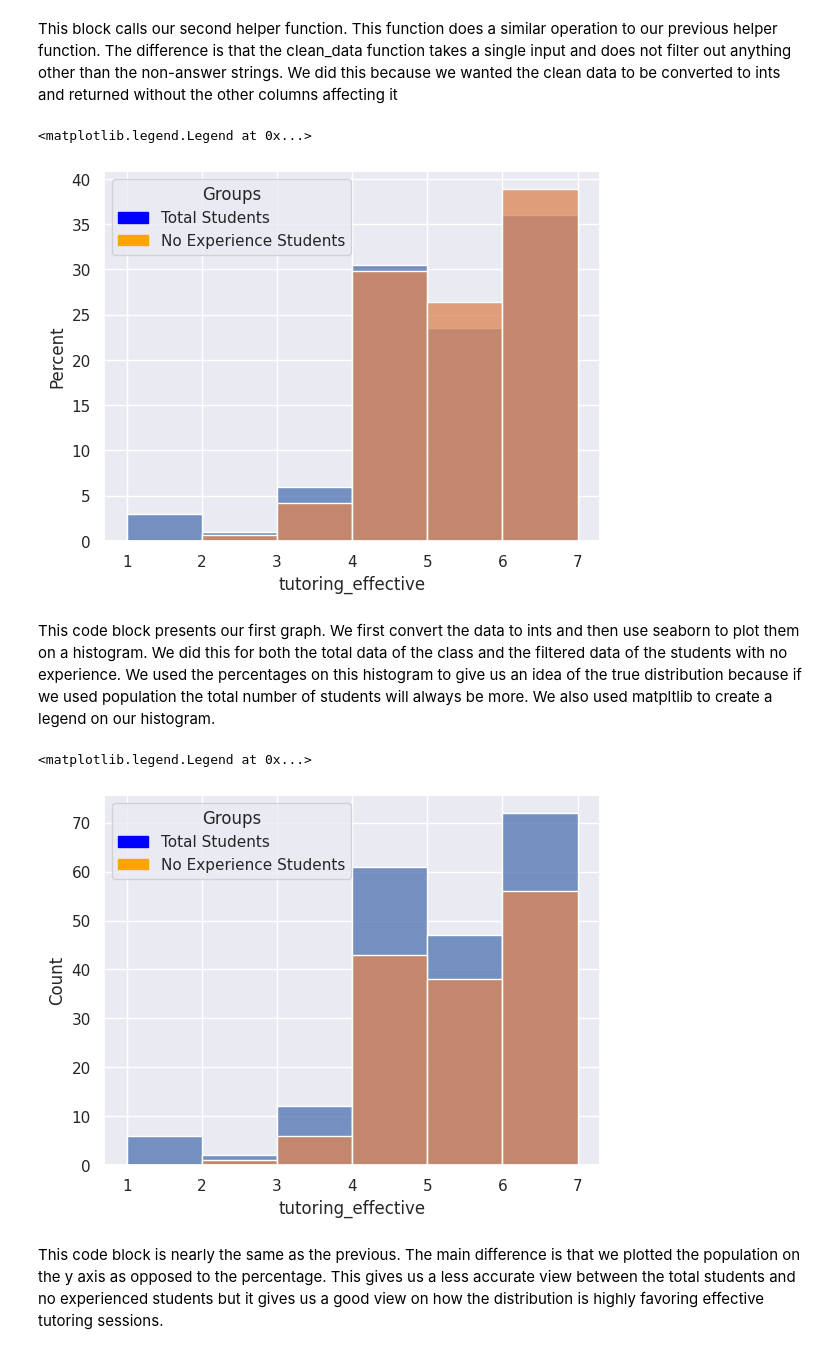
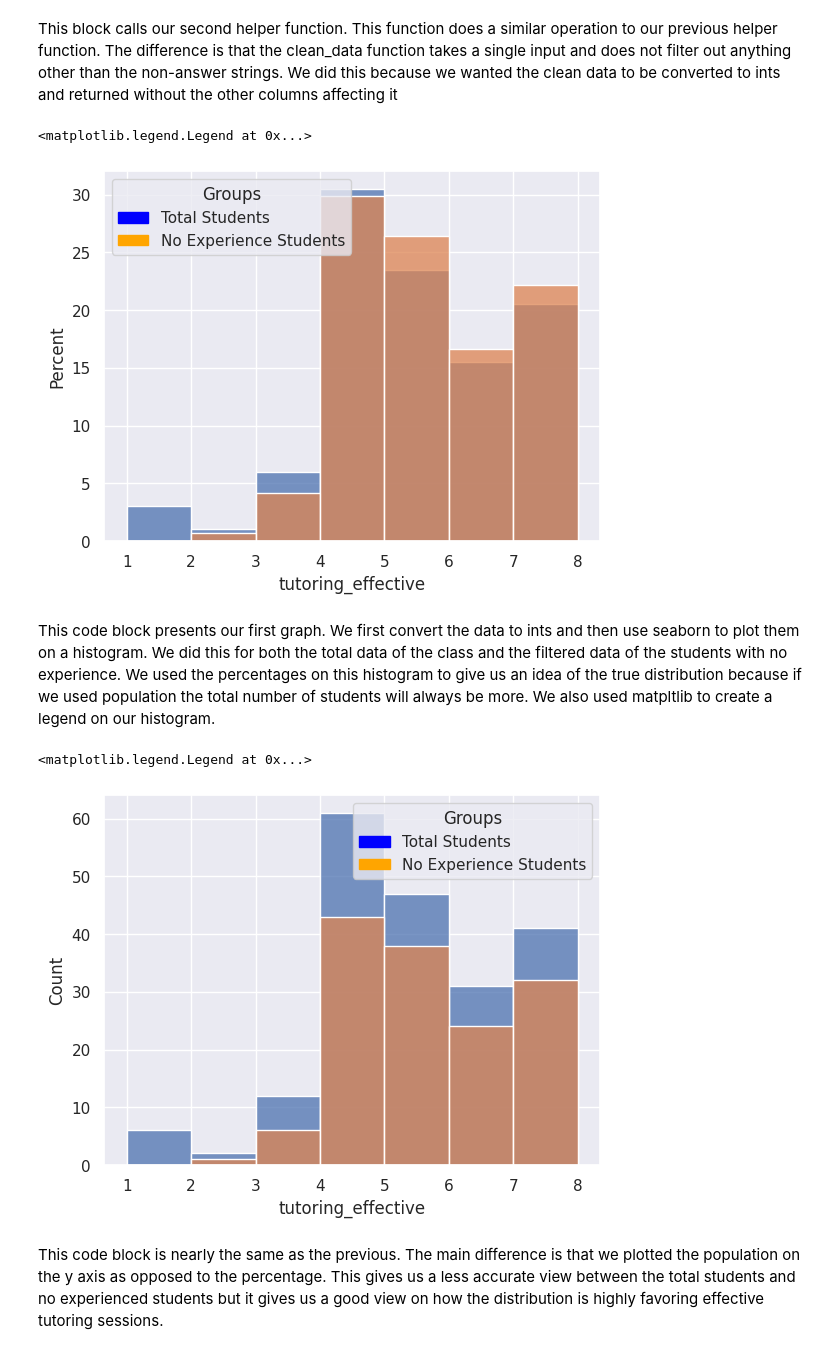
Before and after one commit to jdherr137/comp110-26s-workspace, a Jupyter notebook: exercises/ex09/analysis.ipynb, the cells around one changed output. Drawn from its saved outputs; the diff is of its cells as text; code cells hidden in the pictures.

```diff
--- a/exercises/ex09/analysis.ipynb
+++ b/exercises/ex09/analysis.ipynb
@@ -549,11 +549,11 @@ sns.set_theme()
 
 #total number of students
 data_converted: dict[str, list[str | int]] = convert_columns_to_int(cleaned_data, ["tutoring_effective"])
-sns.histplot(data=data_converted, x= "tutoring_effective", bins= [1,2,3,4,5,6,7], stat="percent")
+sns.histplot(data=data_converted, x= "tutoring_effective", bins= [1,2,3,4,5,6,7,8], stat="percent")
 
 #students with no experience
 data_converted: dict[str, list[str | int]] = convert_columns_to_int(new_data, ["tutoring_effective"])
-sns.histplot(data=data_converted, x= "tutoring_effective", bins= [1,2,3,4,5,6,7], stat="percent")
+sns.histplot(data=data_converted, x= "tutoring_effective", bins= [1,2,3,4,5,6,7,8], stat="percent")
 
 #legend
 legend_items = [
@@ -564,32 +564,32 @@ legend_items = [
 plt.legend(handles=legend_items, title="Groups")
 # %% [output]
 <matplotlib.legend.Legend at 0x...>
-[figure, old version]
+[figure, new version]
 # %% [markdown]
 This code block presents our first graph. We first convert the data to ints and then use seaborn to plot them on a histogram. We did this for both the total data of the class and the filtered data of the students with no experience. We used the percentages on this histogram to give us an idea of the true distribution because if we used population the total number of students will always be more. We also used matpltlib to create a legend on our histogram.
 # %%
 #make histogram for number of students
 
 sns.set_theme()
 
 #total number of students
 data_converted: dict[str, list[str | int]] = convert_columns_to_int(cleaned_data, ["tutoring_effective"])
-sns.histplot(data=data_converted, x= "tutoring_effective", bins= [1,2,3,4,5,6,7])
+sns.histplot(data=data_converted, x= "tutoring_effective", bins= [1,2,3,4,5,6,7,8])
 
 #students with no experience
 data_converted: dict[str, list[str | int]] = convert_columns_to_int(new_data, ["tutoring_effective"])
-sns.histplot(data=data_converted, x= "tutoring_effective", bins= [1,2,3,4,5,6,7])
+sns.histplot(data=data_converted, x= "tutoring_effective", bins= [1,2,3,4,5,6,7,8])
 
 #legend
 legend_items = [
     Patch(color="blue", label="Total Students"),
     Patch(color="orange", label="No Experience Students")
 ]
 
 plt.legend(handles=legend_items, title="Groups")
 # %% [output]
 <matplotlib.legend.Legend at 0x...>
-[figure, old version]
+[figure, new version]
 # %% [markdown]
 This code block is nearly the same as the previous. The main difference is that we plotted the population on the y axis as opposed to the percentage. This gives us a less accurate view between the total students and no experienced students but it gives us a good view on how the distribution is highly favoring effective tutoring sessions.
 # %%
```
Also changed, not shown: parts of 1 cell of this notebook.
